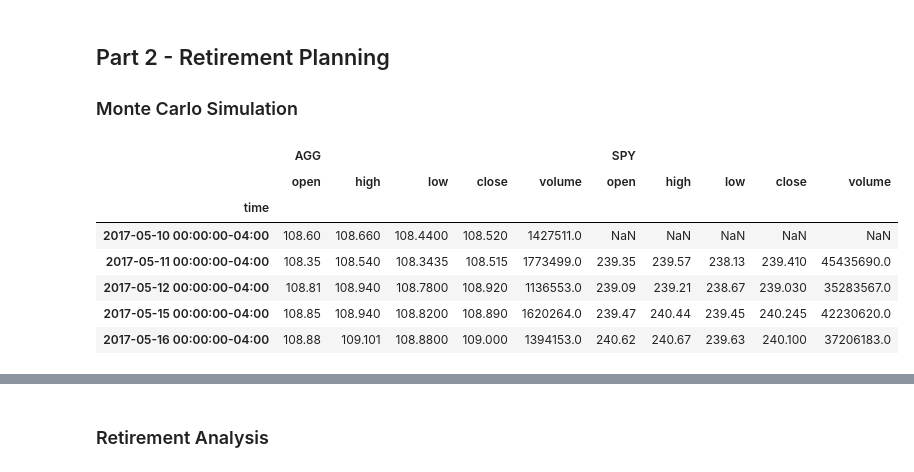
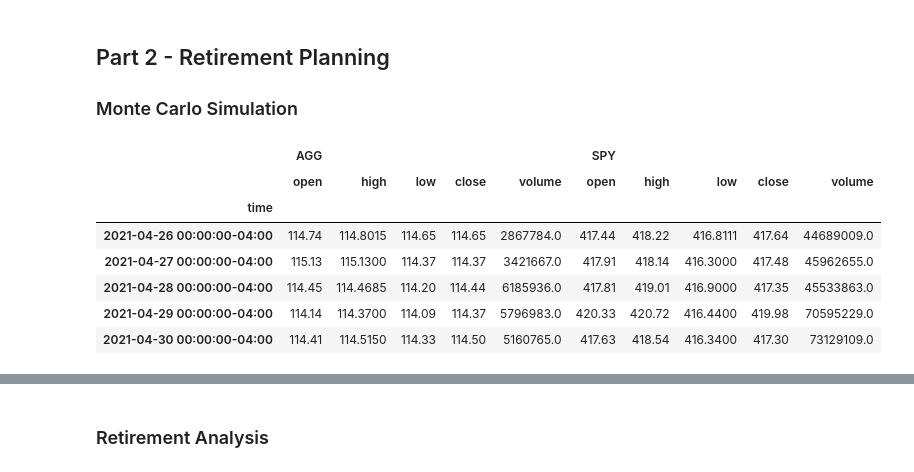
Before and after one commit to AJMLAIRD/Unit-5-Financial-Planning, a Jupyter notebook: Starter_Code/financial-planner.ipynb, the cells around one changed output, grey strips where cells are left out. Cells and saved outputs as stored; diff of their text form; code cells hidden in the pictures.

```diff
--- a/Starter_Code/financial-planner.ipynb
+++ b/Starter_Code/financial-planner.ipynb
@@ -215,29 +217,29 @@ end_date = pd.Timestamp('2021-05-01', tz='America/New_York').isoformat()
 # %%
 # Get 5 years' worth of historical data for SPY and AGG
 # (use a limit=1000 parameter to call the most recent 1000 days of data)
 
 tickers = ["AGG", "SPY"]
 df_stock_data = api.get_barset(
     tickers,
     timeframe,
     start=start_date,
     end=end_date,
-    limit= 1000
-).df
+    limit=1000
+).df.tail()
 
 df_stock_data = pd.concat([df_stock_data])
 
 # Display sample data
 df_stock_data.head()
 # %% [output]
 |  | AGG |  |  |  |  | SPY |  |  |  |  |
 |  | open | high | low | close | volume | open | high | low | close | volume |
 | time |  |  |  |  |  |  |  |  |  |  |
-| 2017-05-10 00:00:00-04:00 | 108.60 | 108.660 | 108.4400 | 108.520 | 1427511.0 | NaN | NaN | NaN | NaN | NaN |
-| 2017-05-11 00:00:00-04:00 | 108.35 | 108.540 | 108.3435 | 108.515 | 1773499.0 | 239.35 | 239.57 | 238.13 | 239.410 | 45435690.0 |
-| 2017-05-12 00:00:00-04:00 | 108.81 | 108.940 | 108.7800 | 108.920 | 1136553.0 | 239.09 | 239.21 | 238.67 | 239.030 | 35283567.0 |
-| 2017-05-15 00:00:00-04:00 | 108.85 | 108.940 | 108.8200 | 108.890 | 1620264.0 | 239.47 | 240.44 | 239.45 | 240.245 | 42230620.0 |
-| 2017-05-16 00:00:00-04:00 | 108.88 | 109.101 | 108.8800 | 109.000 | 1394153.0 | 240.62 | 240.67 | 239.63 | 240.100 | 37206183.0 |
+| 2021-04-26 00:00:00-04:00 | 114.74 | 114.8015 | 114.65 | 114.65 | 2867784.0 | 417.44 | 418.22 | 416.8111 | 417.64 | 44689009.0 |
+| 2021-04-27 00:00:00-04:00 | 115.13 | 115.1300 | 114.37 | 114.37 | 3421667.0 | 417.91 | 418.14 | 416.3000 | 417.48 | 45962655.0 |
+| 2021-04-28 00:00:00-04:00 | 114.45 | 114.4685 | 114.20 | 114.44 | 6185936.0 | 417.81 | 419.01 | 416.9000 | 417.35 | 45533863.0 |
+| 2021-04-29 00:00:00-04:00 | 114.14 | 114.3700 | 114.09 | 114.37 | 5796983.0 | 420.33 | 420.72 | 416.4400 | 419.98 | 70595229.0 |
+| 2021-04-30 00:00:00-04:00 | 114.41 | 114.5150 | 114.33 | 114.50 | 5160765.0 | 417.63 | 418.54 | 416.3400 | 417.30 | 73129109.0 |
 # %%
 # Configuring a Monte Carlo simulation to forecast 30 years cumulative returns
 MC_stocks_dist = MCSimulation(
```
Also changed, not shown: parts of 27 cells of this notebook, 1 other file.
